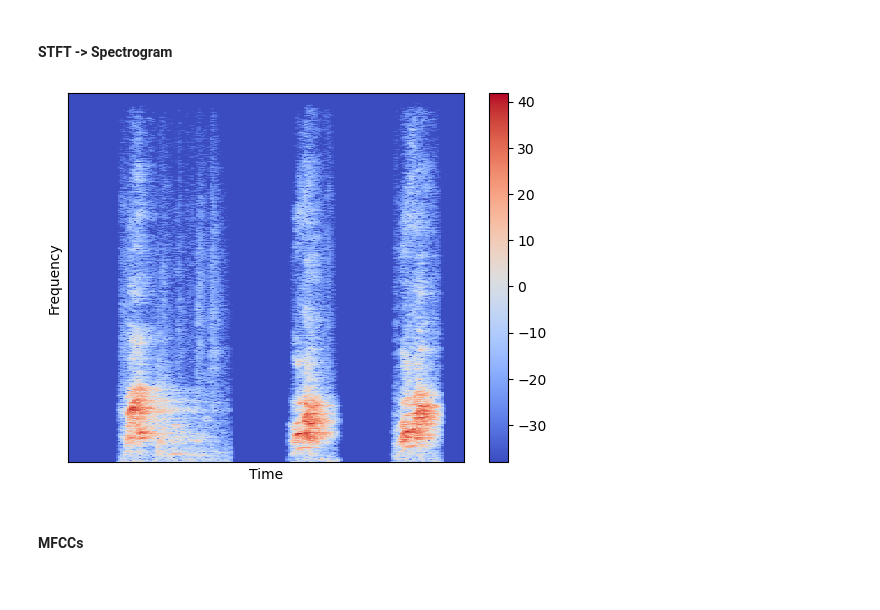
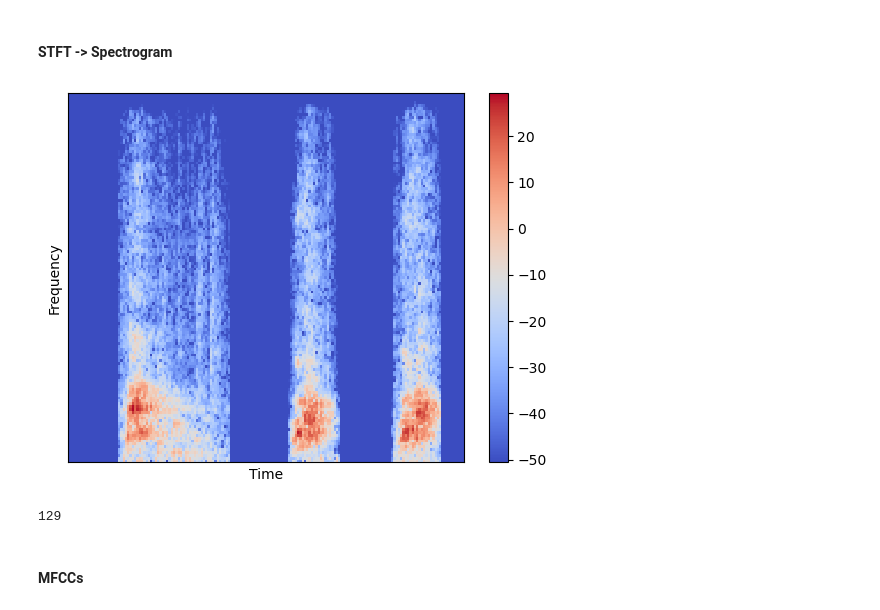
Before and after one commit to ToniCardosooo/ML2-Project, a Jupyter notebook: rnn.ipynb, the cells around one changed output. Cells and saved outputs as stored; diff of their text form; code cells hidden in the pictures.

```diff
--- a/rnn.ipynb
+++ b/rnn.ipynb
@@ -82,20 +82,23 @@ plt.show()
 # %% [markdown]
 #### STFT -> Spectrogram
 # %%
-n_fft = 2048
+n_fft = 256
 hop_length = 512
 
 stft = librosa.core.stft(signal, hop_length=hop_length, n_fft=n_fft)
 spectogram = np.abs(stft)
 log_spectogram = librosa.amplitude_to_db(spectogram)
 
 librosa.display.specshow(log_spectogram, sr=sr, hop_length=hop_length)
 plt.xlabel("Time")
 plt.ylabel("Frequency")
 plt.colorbar()
 plt.show()
+
+print(len(log_spectogram))
 # %% [output]
-[figure, old version]
+[figure, new version]
+129
 # %% [markdown]
 #### MFCCs
 # %%
```
Also changed, not shown: parts of 10 cells of this notebook.
